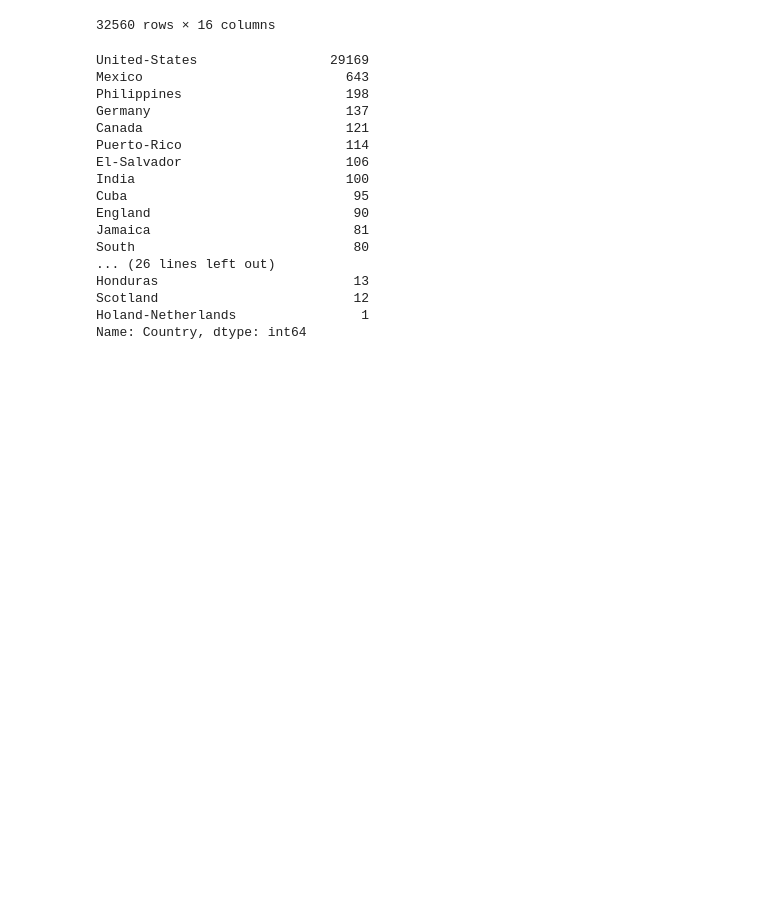
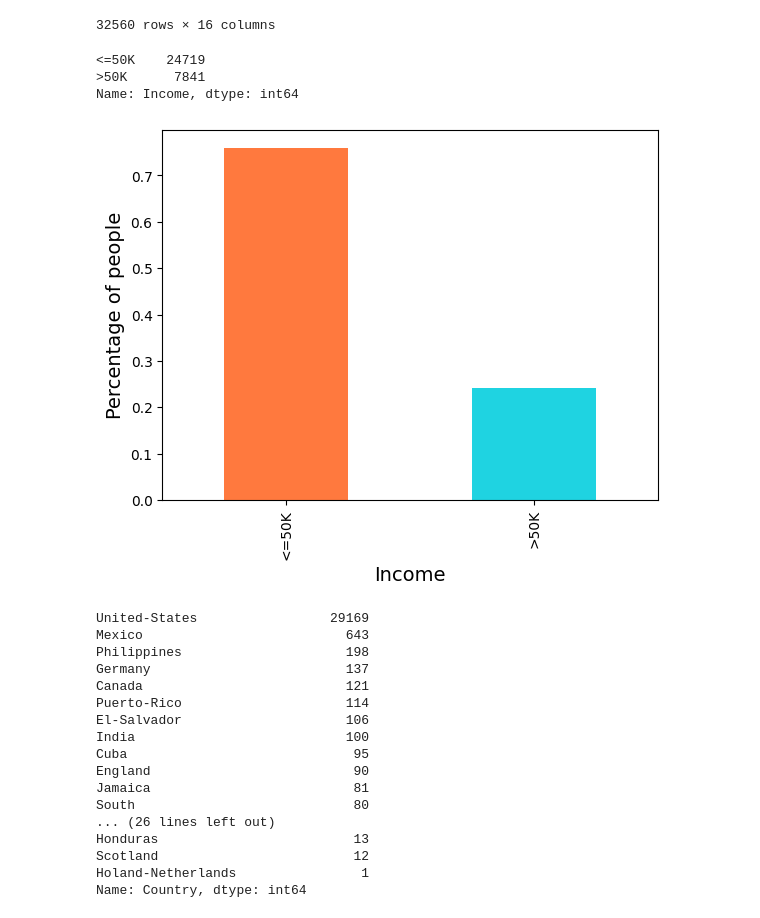
Before and after one commit to matmarqs/pmr, a Jupyter notebook: knn/PMR3508-2022-37-Adult-KNN.ipynb, the cells around one changed output. Cells and saved outputs as stored; diff of their text form; code cells hidden in the pictures; blank space fills up the shorter version.

```diff
--- a/knn/PMR3508-2022-37-Adult-KNN.ipynb
+++ b/knn/PMR3508-2022-37-Adult-KNN.ipynb
@@ -84,6 +98,18 @@ a
 | 32558 | 48838 | 18 | Private | 27620 | HS-grad | 9 | Never-married | Adm-clerical | ... |
 | 32559 | 48839 | 47 | Local-gov | 203067 | Bachelors | 13 | Divorced | Prof-specialty | ... |
 32560 rows × 16 columns
+# %%
+a['Income'].value_counts()
+# %% [output]
+<=50K    24719
+>50K      7841
+Name: Income, dtype: int64
+# %%
+fig, ax = plt.subplots()
+cute_hist(ax=ax, x=a['Income'].value_counts()/sum(a['Income'].value_counts()), df=True,
+          xlabel='Income', ylabel='Percentage of people', cmap='rainbow', func=lambda x: np.sin(x))
+# %% [output]
+[figure, added]
 # %%
 a["Country"].value_counts()
 # %% [output]
```
Also changed, not shown: parts of 20 cells of this notebook.
